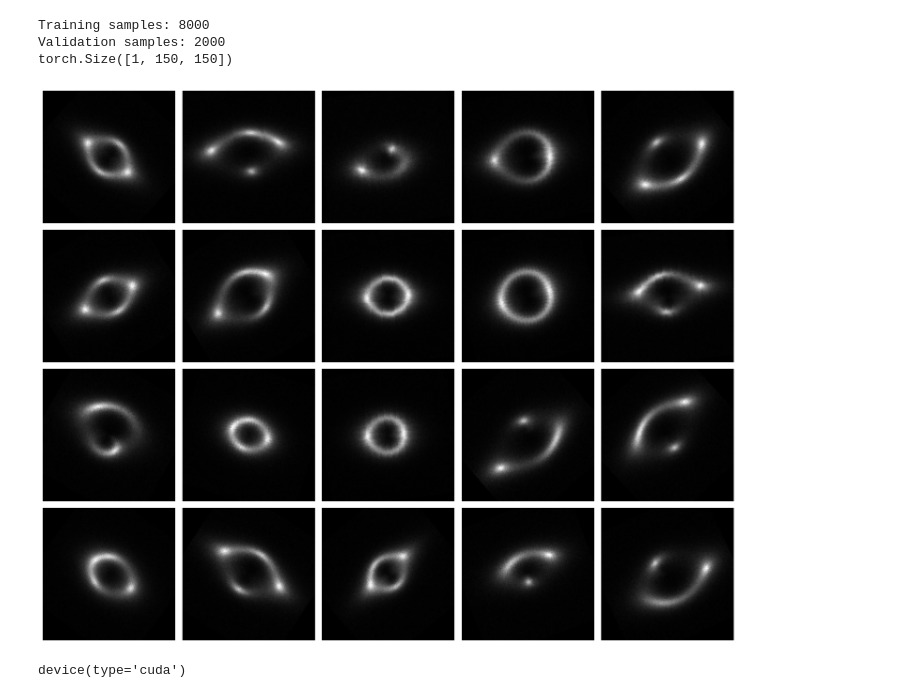
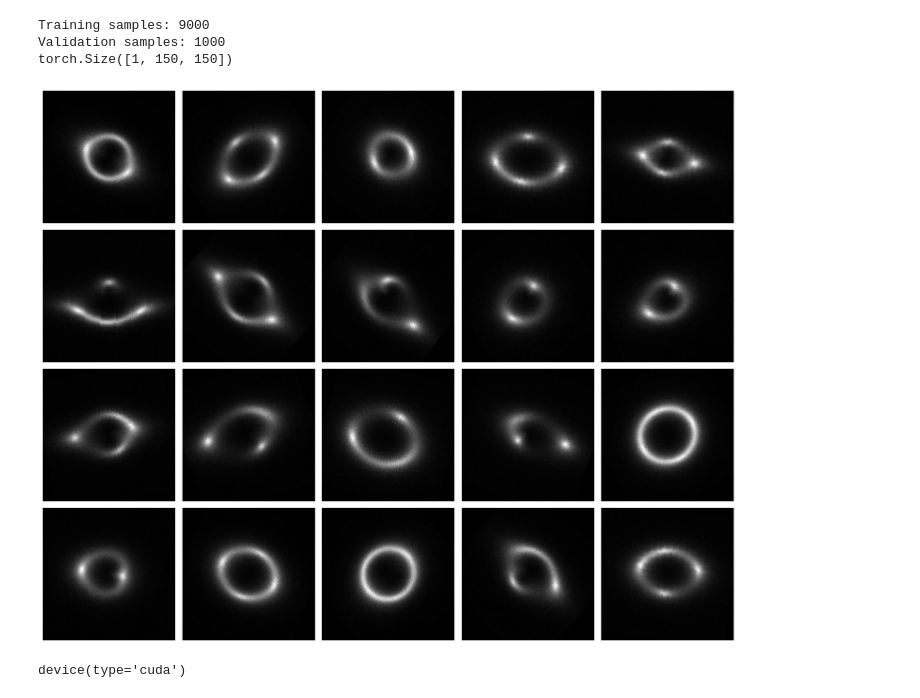
Before and after one commit to vimarsh244/ML4Sci_DeepLense_GSoC25, a Jupyter notebook: Q4_Diffusion/diffusion.ipynb, the cells around one changed output. Drawn from its saved outputs; the diff is of its cells as text; code cells hidden in the pictures.

```diff
--- a/Q4_Diffusion/diffusion.ipynb
+++ b/Q4_Diffusion/diffusion.ipynb
@@ -54,39 +56,39 @@ transform = transforms.Compose([
 dataset = NpyImageDataset(data_dir='/home/vimarsh/Desktop/3-2/GSoC/ML4Sci/Diffusion_Samples/Samples', transform=transform)
 
 # Split dataset into training and validation sets
-train_size = int(0.8 * len(dataset))
+train_size = int(0.9 * len(dataset))
 val_size = len(dataset) - train_size
 dataset_train, dataset_val = random_split(dataset, [train_size, val_size])
 
 print(f"Training samples: {len(dataset_train)}")
 print(f"Validation samples: {len(dataset_val)}")
 
 print(dataset_train[0].shape)
 
 # Create data loaders
-batch_size = 32
+batch_size = 64
 train_loader = DataLoader(dataset_train, batch_size=batch_size, shuffle=True, num_workers=4)
 val_loader = DataLoader(dataset_val, batch_size=batch_size, shuffle=False, num_workers=4)
 
 #randomly plotting some images
 import matplotlib.pyplot as plt
 import numpy
 import random
 fig, axes = plt.subplots(4, 5, figsize=(15, 12))
 axes = axes.flatten()
 for i in range(20):
     idx = random.randint(0, len(dataset) - 1)
     img = dataset[idx]
     img = img.permute(1, 2, 0)
     axes[i].imshow(img, cmap='gray')
     axes[i].axis('off')
 plt.tight_layout()
 plt.show()
 # %% [output]
-Training samples: 8000
-Validation samples: 2000
+Training samples: 9000
+Validation samples: 1000
 torch.Size([1, 150, 150])
-[figure, old version]
+[figure, new version]
 # %%
 device = torch.device("cuda" if torch.cuda.is_available() else "cpu")
 device
```
Also changed, not shown: parts of 10 cells of this notebook, 17 other files.
